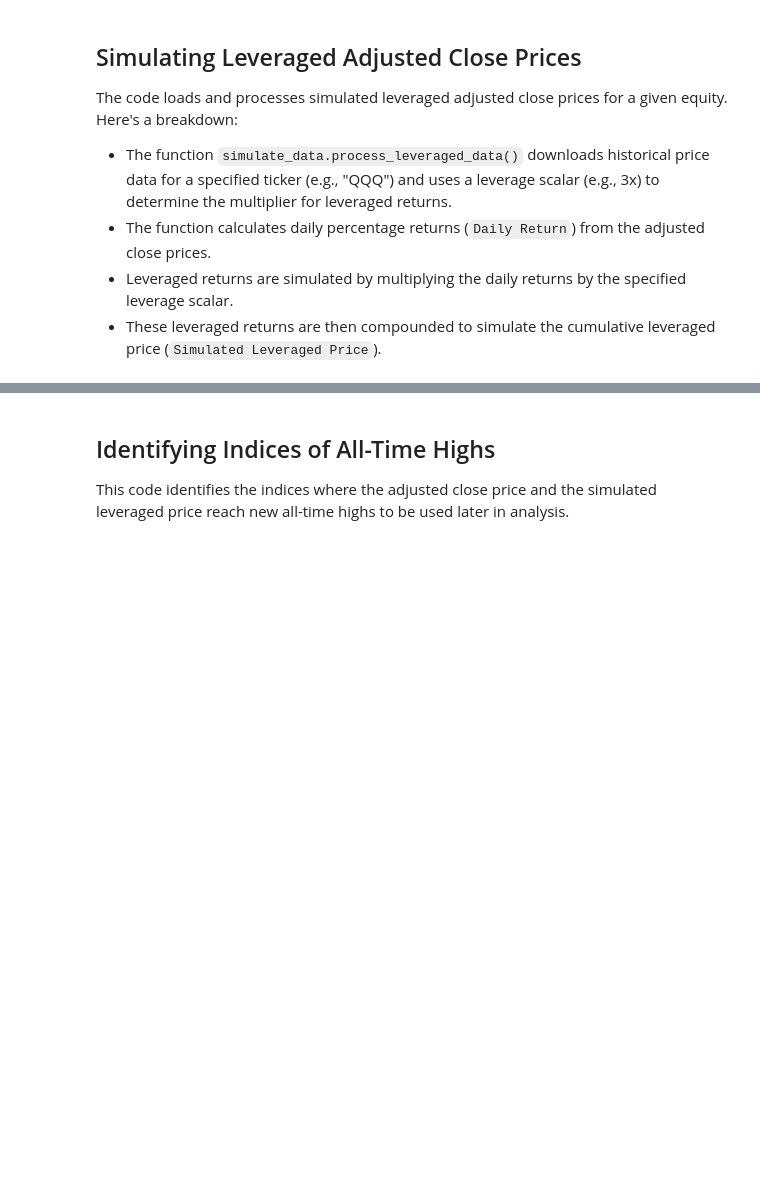
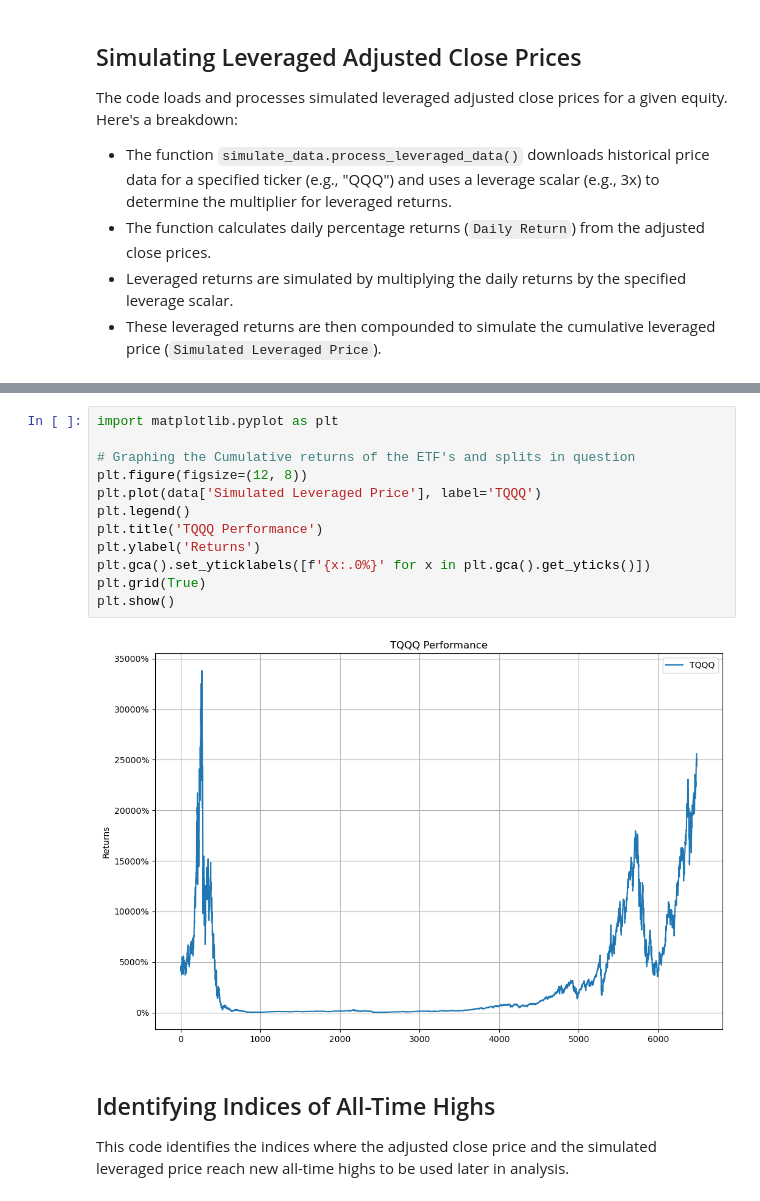
Before and after one commit to SterlingHayden/ATH-Investing-w-Leveraged-ETFs, a Jupyter notebook: Investigating-TQQQ.ipynb, the cells around one changed output, grey strips where cells are left out. Drawn from its saved outputs; the diff is of its cells as text; blank space fills up the shorter version.

Commit message:
Working Return Calc

```diff
--- a/Investigating-TQQQ.ipynb
+++ b/Investigating-TQQQ.ipynb
@@ -26,3 +26,17 @@ Downloading data for QQQ...
+# %%
+import matplotlib.pyplot as plt
+
+# Graphing the Cumulative returns of the ETF's and splits in question
+plt.figure(figsize=(12, 8))
+plt.plot(data['Simulated Leveraged Price'], label='TQQQ')
+plt.legend()
+plt.title('TQQQ Performance')
+plt.ylabel('Returns')
+plt.gca().set_yticklabels([f'{x:.0%}' for x in plt.gca().get_yticks()])
+plt.grid(True)
+plt.show()
+# %% [output]
+[figure, added]
 # %% [markdown]
 ## Identifying Indices of All-Time Highs
 
```
Also changed, not shown: parts of 11 cells of this notebook.
